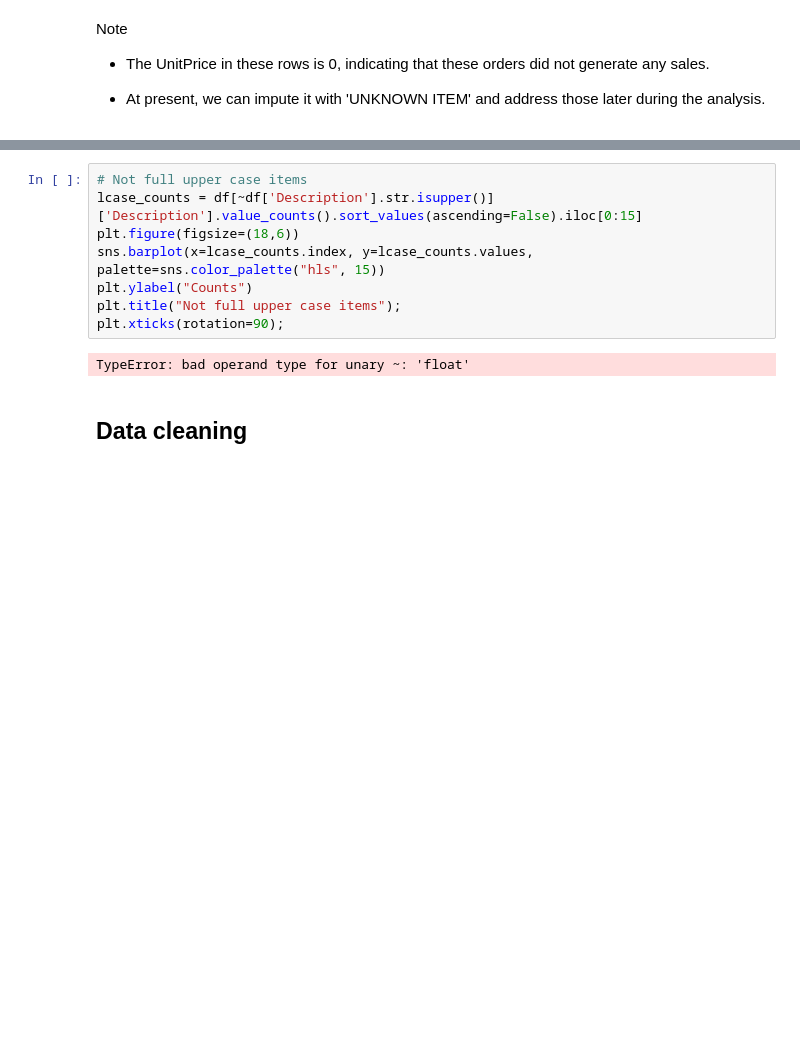
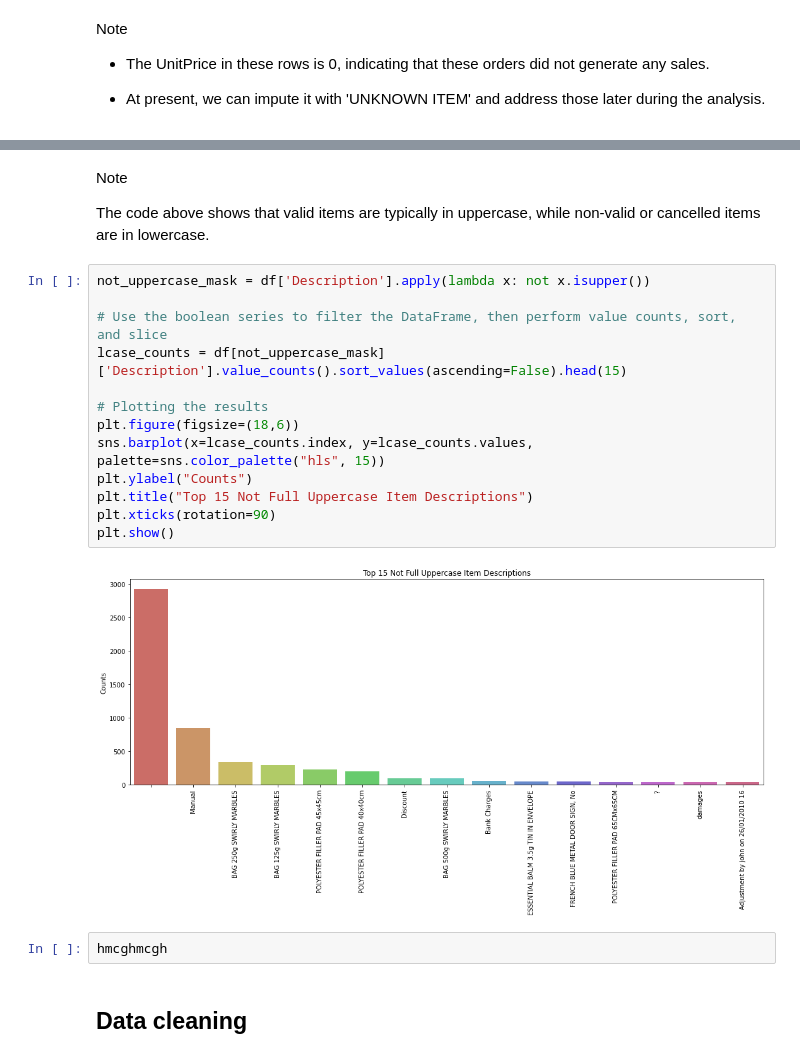
Before and after one commit to EduardoJMatosRomero/2MachLearnCA1, a Jupyter notebook: Untitled.ipynb, the cells around one changed output, grey strips where cells are left out. Cells and saved outputs as stored; diff of their text form; blank space fills up the shorter version.

```diff
--- a/Untitled.ipynb
+++ b/Untitled.ipynb
@@ -161,13 +189,24 @@ Note
+# %% [markdown]
+Note
+
+The code above shows that valid items are typically in uppercase, while non-valid or cancelled items are in lowercase.
 # %%
-# Not full upper case items
-lcase_counts = df[~df['Description'].str.isupper()]['Description'].value_counts().sort_values(ascending=False).iloc[0:15]
+not_uppercase_mask = df['Description'].apply(lambda x: not x.isupper())
+
+# Use the boolean series to filter the DataFrame, then perform value counts, sort, and slice
+lcase_counts = df[not_uppercase_mask]['Description'].value_counts().sort_values(ascending=False).head(15)
+
+# Plotting the results
 plt.figure(figsize=(18,6))
 sns.barplot(x=lcase_counts.index, y=lcase_counts.values, palette=sns.color_palette("hls", 15))
 plt.ylabel("Counts")
-plt.title("Not full upper case items");
-plt.xticks(rotation=90);
+plt.title("Top 15 Not Full Uppercase Item Descriptions")
+plt.xticks(rotation=90)
+plt.show()
 # %% [output]
-TypeError: bad operand type for unary ~: 'float'
+[figure, added]
+# %%
+hmcghmcgh
 # %% [markdown]
 ## Data cleaning
 # %%
```
Also changed, not shown: parts of 8 cells of this notebook.
